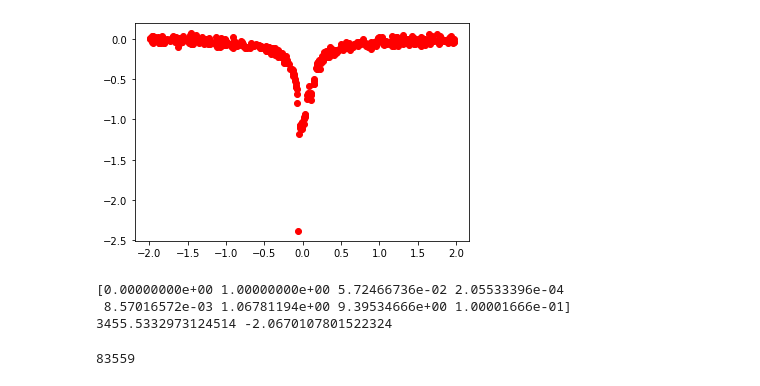
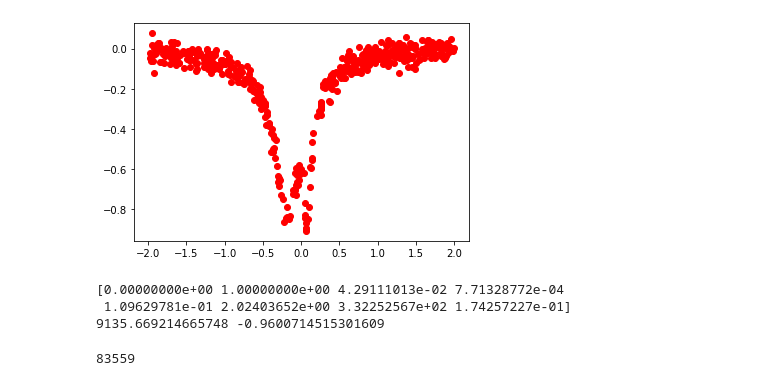
Before and after one commit to haimengzhao/magic-microlensing, a Jupyter notebook: simulate/data_examine.ipynb, the cells around one changed output. Cells and saved outputs as stored; diff of their text form; code cells hidden in the pictures.

```diff
--- a/simulate/data_examine.ipynb
+++ b/simulate/data_examine.ipynb
@@ -14,20 +14,20 @@ with h5py.File('/work/hmzhao/irregular-lc/KMT-0.h5') as inp:
     X = inp['X'][...]
     Y = inp['Y'][...]
 # %%
-num = 83559
+num = 6
 plt.scatter(X[num][:, 0], X[num][:, 1]-14.5-2.5*np.log10(Y[num, -1]), color='red')
 plt.show()
 print(Y[num])
 single = mm.Model({'t_0': Y[num, 0], 'u_0': Y[num, 2], 't_E': Y[num, 1]})
 data = mm.MulensData([X[num, :, 0], X[num, :, 1], X[num, :, 2]], phot_fmt='flux')
 event_single = mm.Event([data], single)
 chi2 = event_single.get_chi2()
 print(chi2, np.log10(Y[num, 4]))
 # %% [output]
-[figure, old version]
+[figure, new version]
-[0.00000000e+00 1.00000000e+00 5.72466736e-02 2.05533396e-04
- 8.57016572e-03 1.06781194e+00 9.39534666e+00 1.00001666e-01]
-3455.5332973124514 -2.0670107801522324
+[0.00000000e+00 1.00000000e+00 4.29111013e-02 7.71328772e-04
+ 1.09629781e-01 2.02403652e+00 3.32252567e+02 1.74257227e-01]
+9135.669214665748 -0.9600714515301609
 # %%
 from tqdm.notebook import tqdm
 chi2s = []
```
Also changed, not shown: 3 other files.
